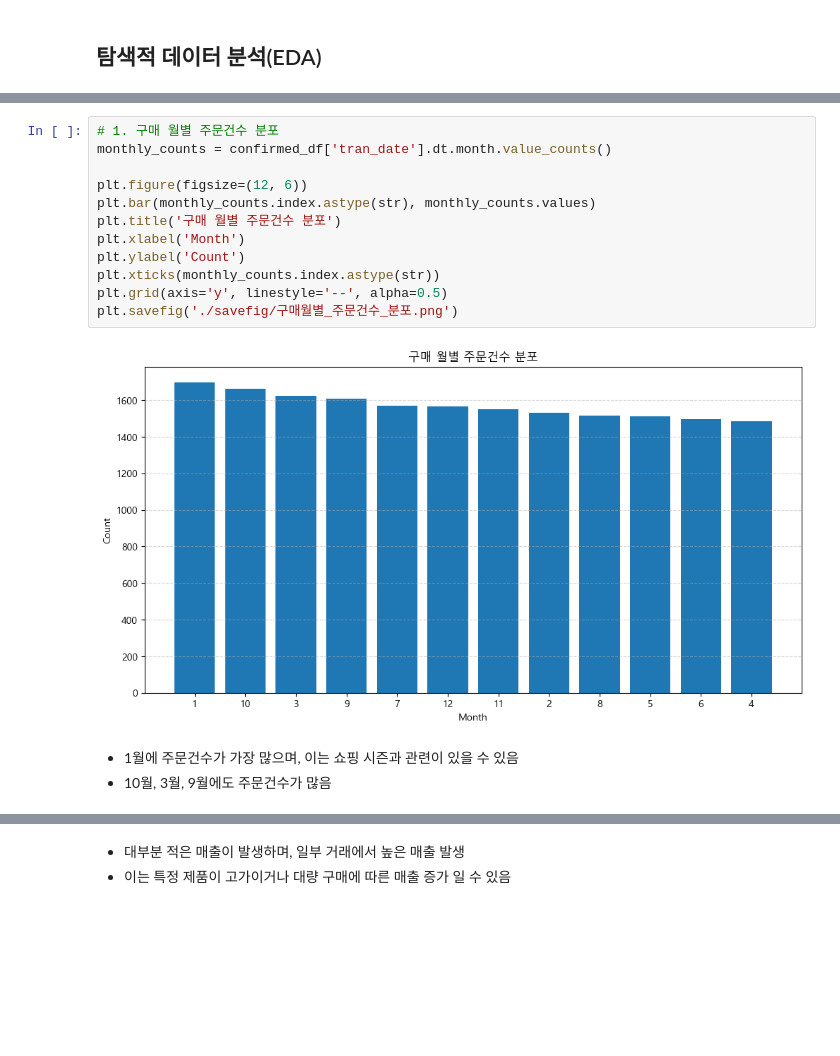
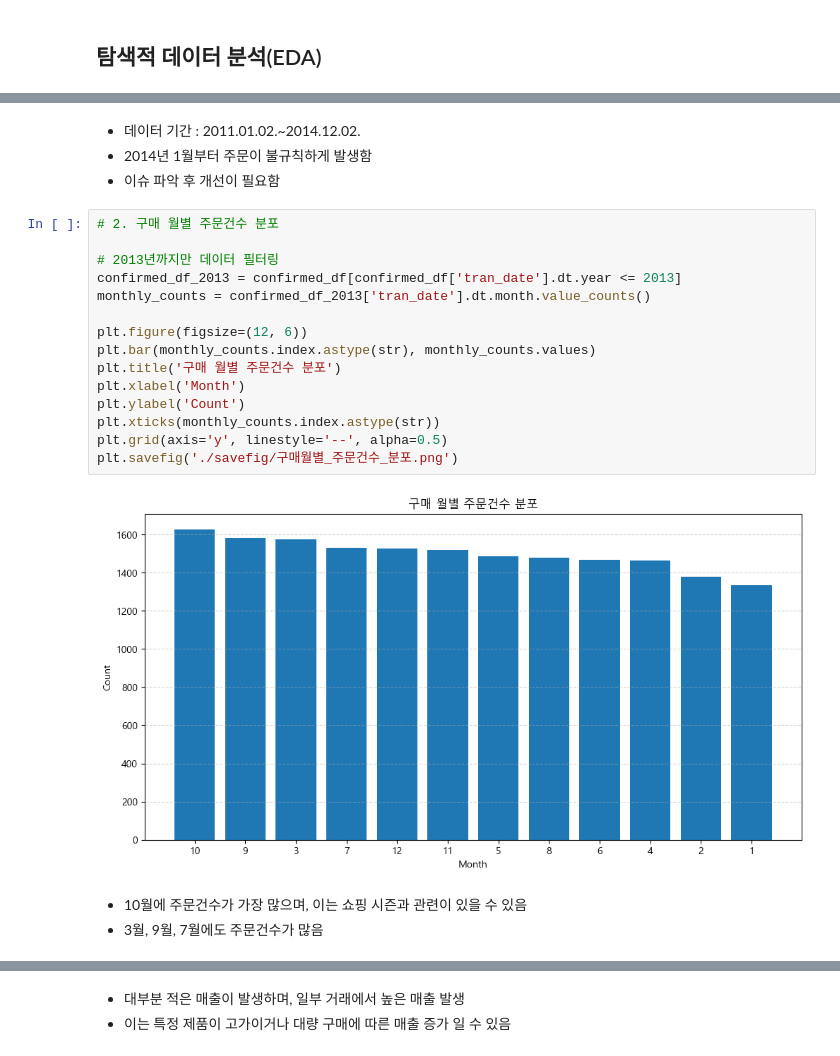
Before and after one commit to s53uni/customer-project, a Jupyter notebook: customer_project.ipynb, the cells around one changed output, grey strips where cells are left out. Cells and saved outputs as stored; diff of their text form; blank space fills up the shorter version.

Commit message:
Update Graph

```diff
--- a/customer_project.ipynb
+++ b/customer_project.ipynb
@@ -328,18 +347,25 @@ confirmed_df.head(3)
+# %% [markdown]
+- 데이터 기간 : 2011.01.02.~2014.12.02.
+- 2014년 1월부터 주문이 불규칙하게 발생함
+- 이슈 파악 후 개선이 필요함
 # %%
-# 1. 구매 월별 주문건수 분포
-monthly_counts = confirmed_df['tran_date'].dt.month.value_counts()
+# 2. 구매 월별 주문건수 분포
+
+# 2013년까지만 데이터 필터링
+confirmed_df_2013 = confirmed_df[confirmed_df['tran_date'].dt.year <= 2013]
+monthly_counts = confirmed_df_2013['tran_date'].dt.month.value_counts()
 
 plt.figure(figsize=(12, 6))
 plt.bar(monthly_counts.index.astype(str), monthly_counts.values)
 plt.title('구매 월별 주문건수 분포')
 plt.xlabel('Month')
 plt.ylabel('Count')
 plt.xticks(monthly_counts.index.astype(str))
 plt.grid(axis='y', linestyle='--', alpha=0.5)
 plt.savefig('./savefig/구매월별_주문건수_분포.png')
 # %% [output]
-[figure, old version]
+[figure, new version]
 # %% [markdown]
-- 1월에 주문건수가 가장 많으며, 이는 쇼핑 시즌과 관련이 있을 수 있음
-- 10월, 3월, 9월에도 주문건수가 많음
+- 10월에 주문건수가 가장 많으며, 이는 쇼핑 시즌과 관련이 있을 수 있음
+- 3월, 9월, 7월에도 주문건수가 많음
 # %%
```
Also changed, not shown: parts of 8 cells of this notebook, 2 other files.
